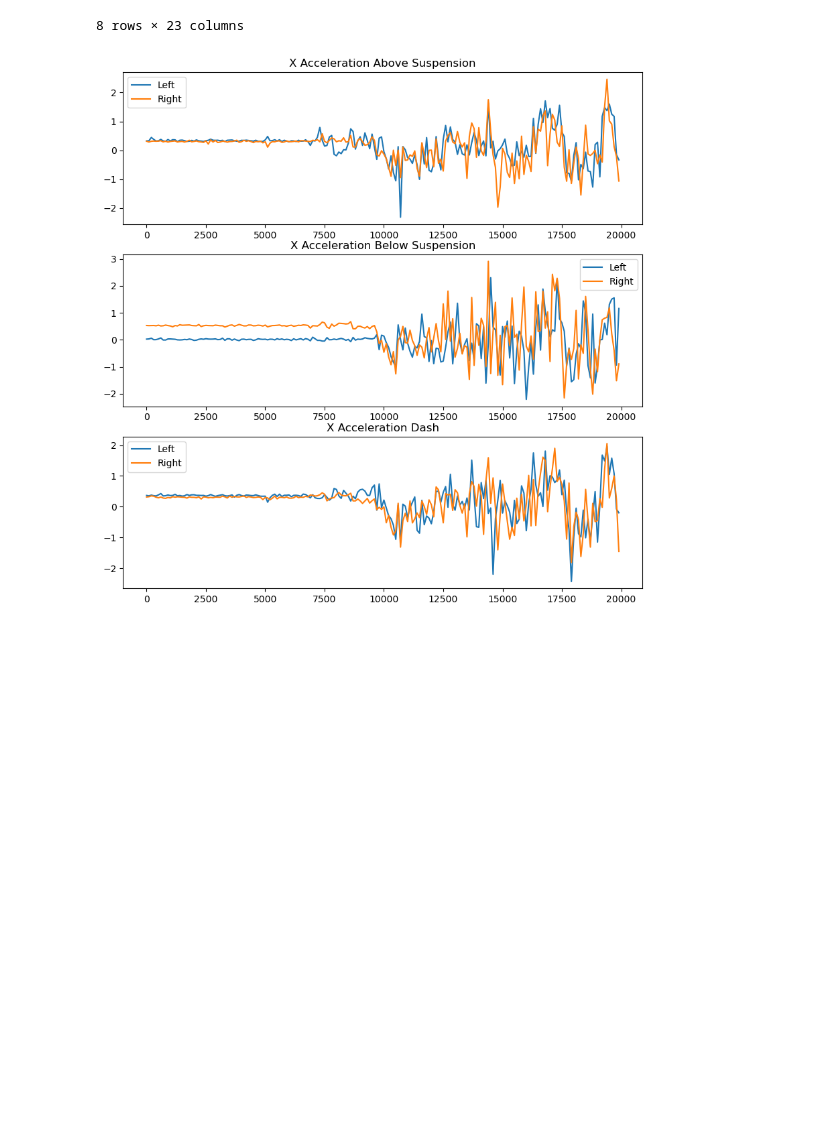
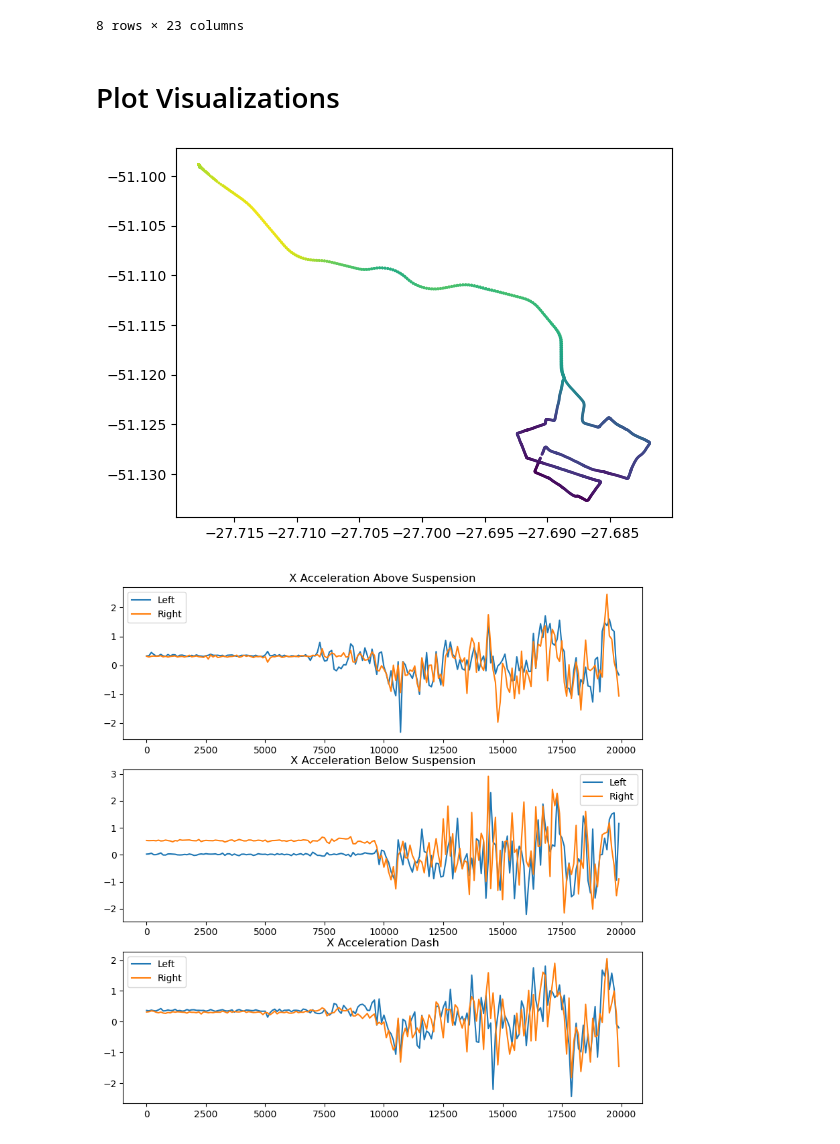
Before and after one commit to binDebug3/CarKalmanFilter, a Jupyter notebook: data_cleaning.ipynb, the cells around one changed output. Cells and saved outputs as stored; diff of their text form; code cells hidden in the pictures; blank space fills up the shorter version.

```diff
--- a/data_cleaning.ipynb
+++ b/data_cleaning.ipynb
@@ -27,0 +55,23 @@ labels = pd.read_csv(csvs[3])
+# %%
+def clean_gps(df):
+    """
+    Clean the gps data by dropping bad rows and columns
+
+    Parameters
+    ----------
+    df : pd.DataFrame
+        The gps data
+
+    Returns
+    -------
+    pd.DataFrame
+        The cleaned gps data
+    """
+    bad_cols = ['ageofdgpsdata', "dgpsid", "activity", "annotation"]
+    useless_cols = ['hdop', 'vdop', 'pdop', "satellites", "geoidheight"]
+
+    for col in bad_cols + useless_cols:
+        if col in df.columns:
+            df = df.drop(columns=[col])
+    df = df.dropna()
+    return df
@@ -40,6 +171,7 @@ labels.head()
 # %% [markdown]
 # GPS
 # %%
+gps = clean_gps(gps)
 gps.head()
 # idk exactly what distance_meters or elapsed_time_seconds mean
 # %% [output]
@@ -134,3 +224,11 @@ left_gps, right_gps = clean_acc(left_gps, right_gps)
+# %% [markdown]
+# Plot Visualizations
+# %%
+# plot path
+plt.scatter(gps['latitude'], gps['longitude'], c=gps['elevation'], cmap='viridis', s=1)
+plt.show()
+# %% [output]
+[figure, added]
 # %%
 # plot x acceleration
 plt.figure(figsize=(10, 10))
```
Also changed, not shown: parts of 12 cells of this notebook.
